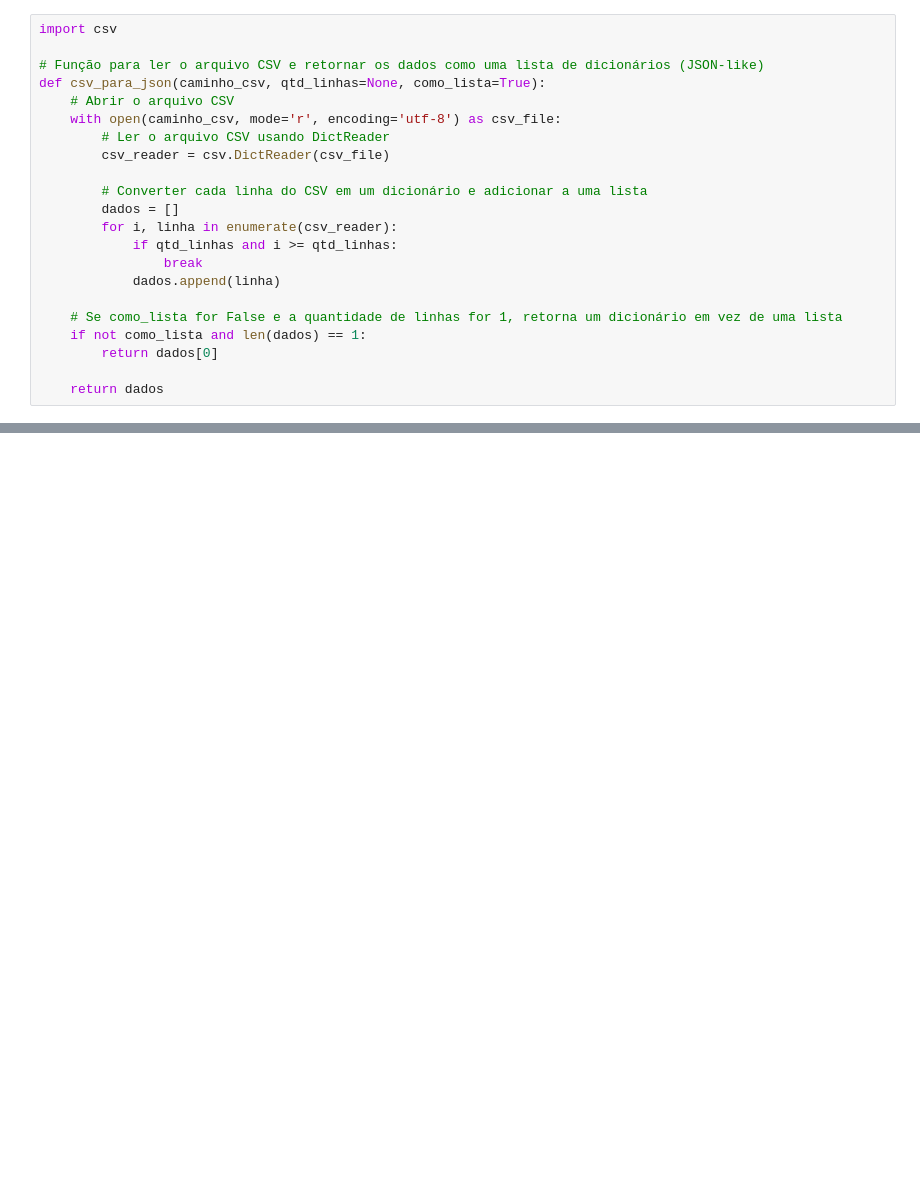
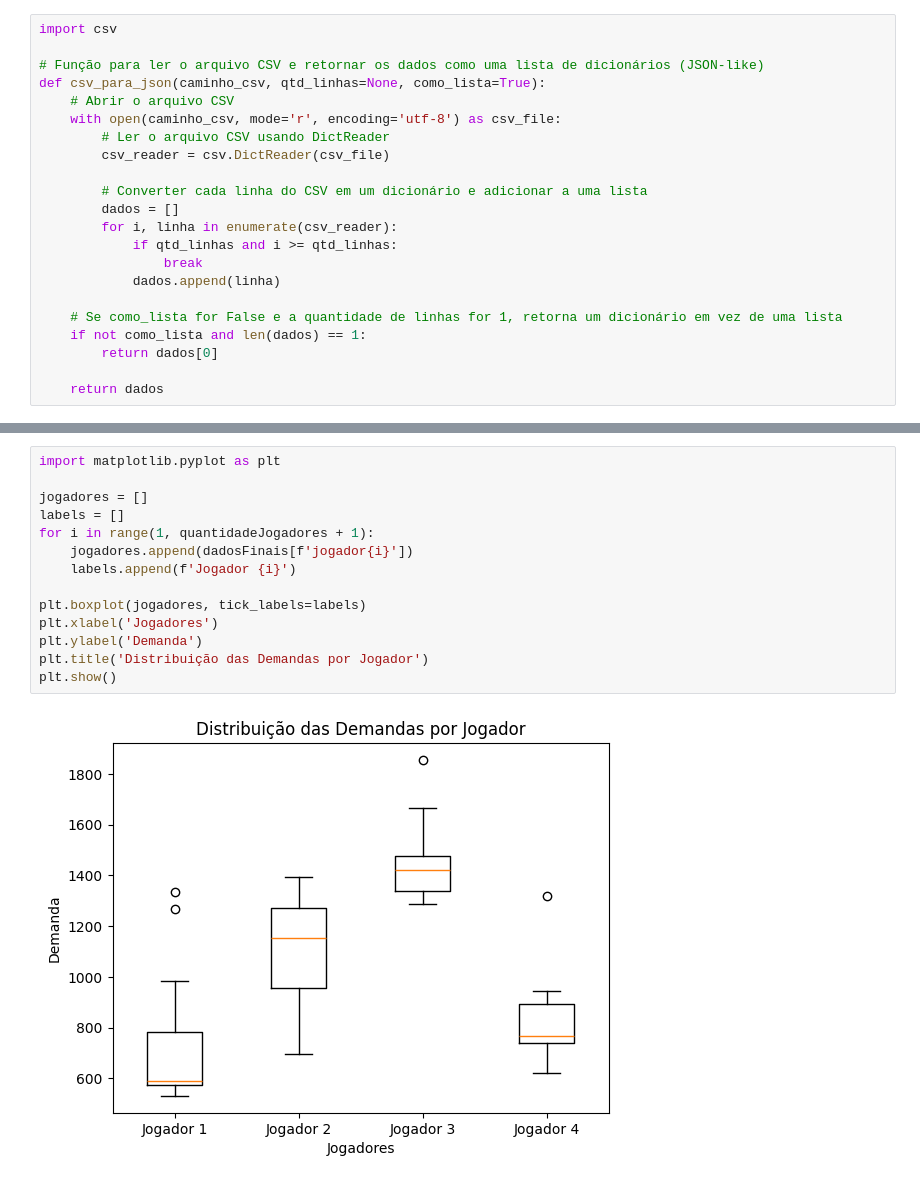
Before and after one commit to FabioJDelgado/api-geracao-demanda, a Jupyter notebook: consumo-api/TestesAPIGerecaoDemanda.ipynb, the cells around one changed output, grey strips where cells are left out. Cells and saved outputs as stored; diff of their text form; blank space fills up the shorter version.

```diff
--- a/consumo-api/TestesAPIGerecaoDemanda.ipynb
+++ b/consumo-api/TestesAPIGerecaoDemanda.ipynb
@@ -107,0 +261,16 @@ else:
+# %%
+import matplotlib.pyplot as plt
+
+jogadores = []
+labels = []
+for i in range(1, quantidadeJogadores + 1):
+    jogadores.append(dadosFinais[f'jogador{i}'])
+    labels.append(f'Jogador {i}')
+
+plt.boxplot(jogadores, tick_labels=labels)
+plt.xlabel('Jogadores')
+plt.ylabel('Demanda')
+plt.title('Distribuição das Demandas por Jogador')
+plt.show()
+# %% [output]
+[figure, added]
```
Also changed, not shown: parts of 11 cells of this notebook, 2 other files.
